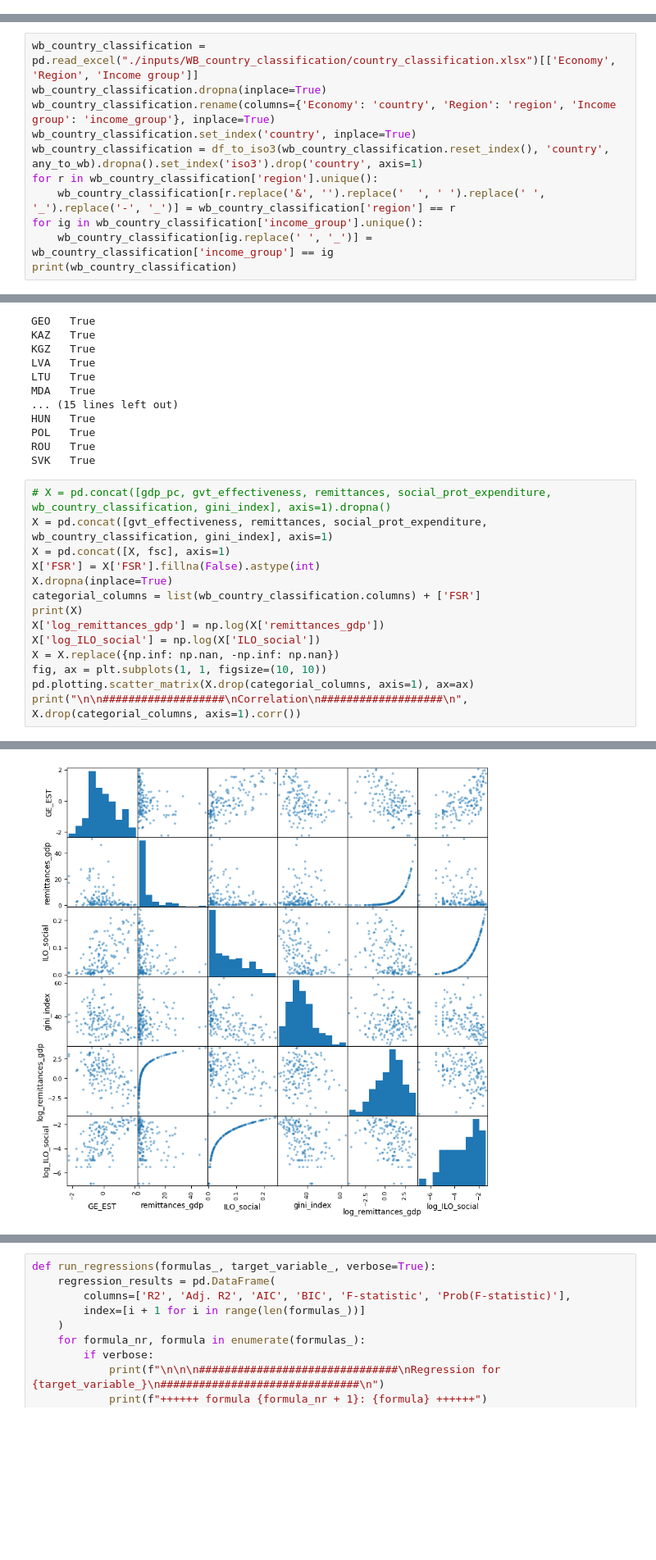
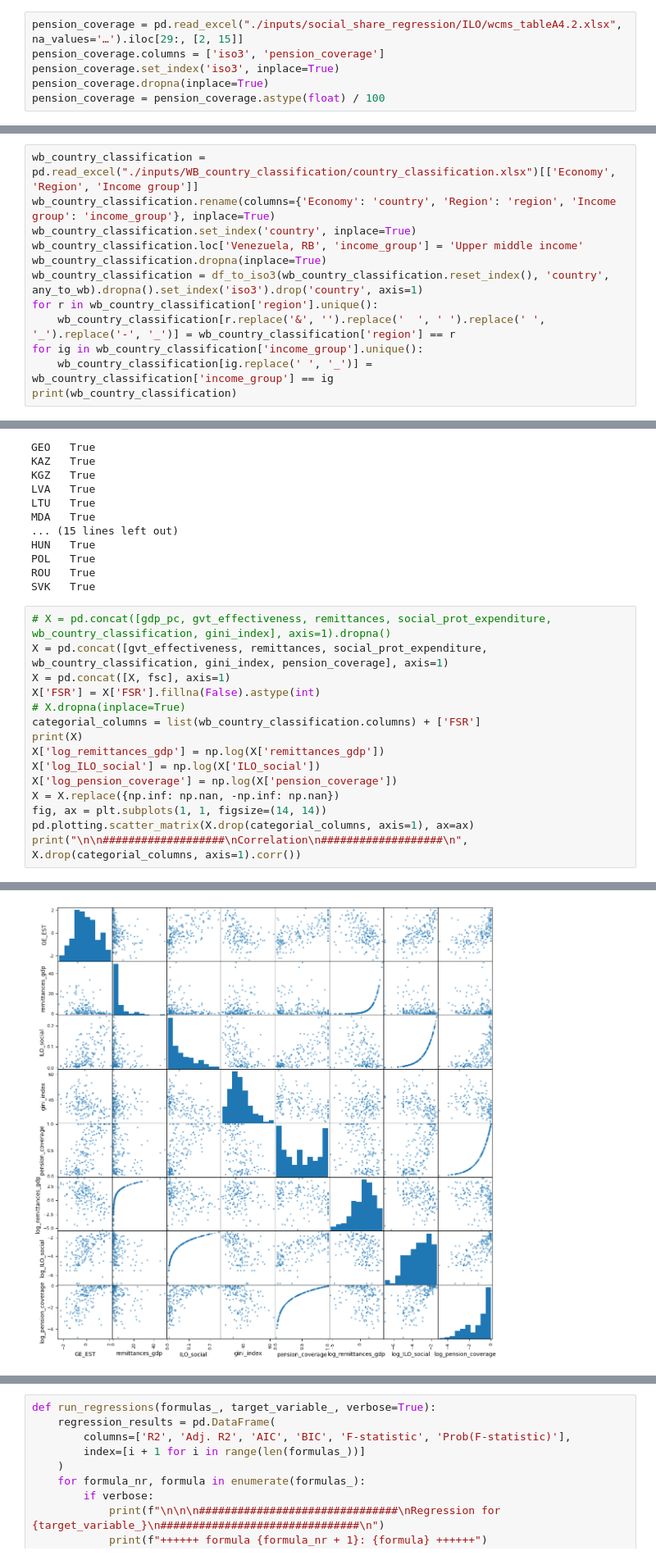
Before and after one commit to rmiddelanis/global-unbreakable-model, a Jupyter notebook: missing_aspire_regression.ipynb, the cells around one changed output, grey strips where cells are left out. Shown at 82% size. Cells and saved outputs as stored; diff of their text form; blank space fills up the shorter version.

Commit message:
tested OLS regression improvements: prediction of individual ASPIRE indicators + adding pension coverage

```diff
--- a/missing_aspire_regression.ipynb
+++ b/missing_aspire_regression.ipynb
@@ -140,3 +141,9 @@ np.log(social_prot_expenditure[social_prot_expenditure > 0]).hist()
 array([[<Axes: title={'center': 'ILO_social'}>]], dtype=object)
 [figure]
 [figure]
+# %%
+pension_coverage = pd.read_excel("./inputs/social_share_regression/ILO/wcms_tableA4.2.xlsx", na_values='…').iloc[29:, [2, 15]]
+pension_coverage.columns = ['iso3', 'pension_coverage']
+pension_coverage.set_index('iso3', inplace=True)
+pension_coverage.dropna(inplace=True)
+pension_coverage = pension_coverage.astype(float) / 100
@@ -143,8 +157,9 @@ array([[<Axes: title={'center': 'ILO_social'}>]], dtype=object)
 # %%
 wb_country_classification = pd.read_excel("./inputs/WB_country_classification/country_classification.xlsx")[['Economy', 'Region', 'Income group']]
-wb_country_classification.dropna(inplace=True)
 wb_country_classification.rename(columns={'Economy': 'country', 'Region': 'region', 'Income group': 'income_group'}, inplace=True)
 wb_country_classification.set_index('country', inplace=True)
+wb_country_classification.loc['Venezuela, RB', 'income_group'] = 'Upper middle income'
+wb_country_classification.dropna(inplace=True)
 wb_country_classification = df_to_iso3(wb_country_classification.reset_index(), 'country', any_to_wb).dropna().set_index('iso3').drop('country', axis=1)
 for r in wb_country_classification['region'].unique():
     wb_country_classification[r.replace('&', '').replace('  ', ' ').replace(' ', '_').replace('-', '_')] = wb_country_classification['region'] == r
@@ -242,16 +257,17 @@ ROU   True
 SVK   True
 # %%
 # X = pd.concat([gdp_pc, gvt_effectiveness, remittances, social_prot_expenditure, wb_country_classification, gini_index], axis=1).dropna()
-X = pd.concat([gvt_effectiveness, remittances, social_prot_expenditure, wb_country_classification, gini_index], axis=1)
+X = pd.concat([gvt_effectiveness, remittances, social_prot_expenditure, wb_country_classification, gini_index, pension_coverage], axis=1)
 X = pd.concat([X, fsc], axis=1)
 X['FSR'] = X['FSR'].fillna(False).astype(int)
-X.dropna(inplace=True)
+# X.dropna(inplace=True)
 categorial_columns = list(wb_country_classification.columns) + ['FSR']
 print(X)
 X['log_remittances_gdp'] = np.log(X['remittances_gdp'])
 X['log_ILO_social'] = np.log(X['ILO_social'])
+X['log_pension_coverage'] = np.log(X['pension_coverage'])
 X = X.replace({np.inf: np.nan, -np.inf: np.nan})
-fig, ax = plt.subplots(1, 1, figsize=(10, 10))
+fig, ax = plt.subplots(1, 1, figsize=(14, 14))
 pd.plotting.scatter_matrix(X.drop(categorial_columns, axis=1), ax=ax)
 print("\n\n###################\nCorrelation\n###################\n", X.drop(categorial_columns, axis=1).corr())
 # %% [output]
@@ -275,2 +291,2 @@ log_ILO_social       0.609776        -0.200712    0.879391   -0.408752
-[figure, old version]
+[figure, new version]
 # %%
```
Also changed, not shown: parts of 75 cells of this notebook, 1 other file.
